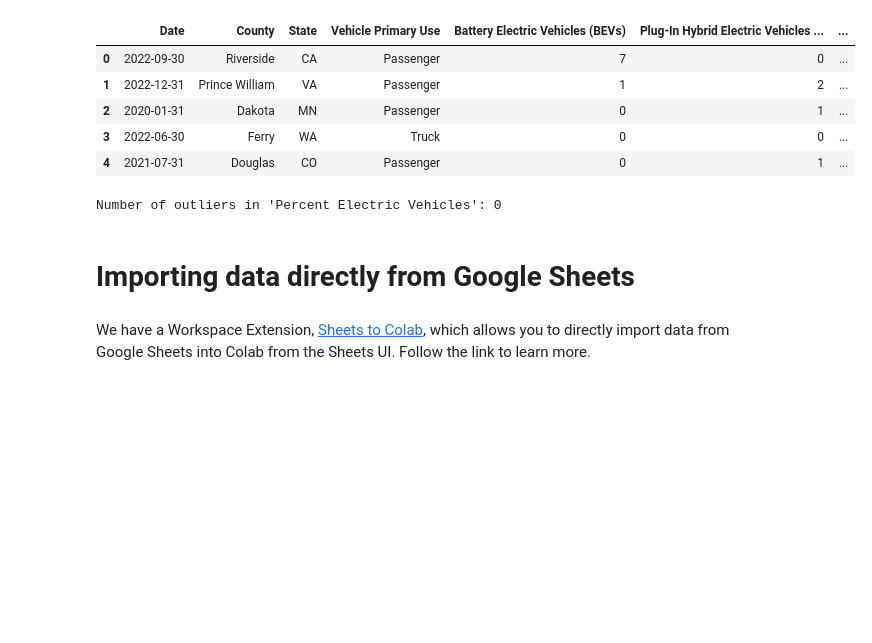
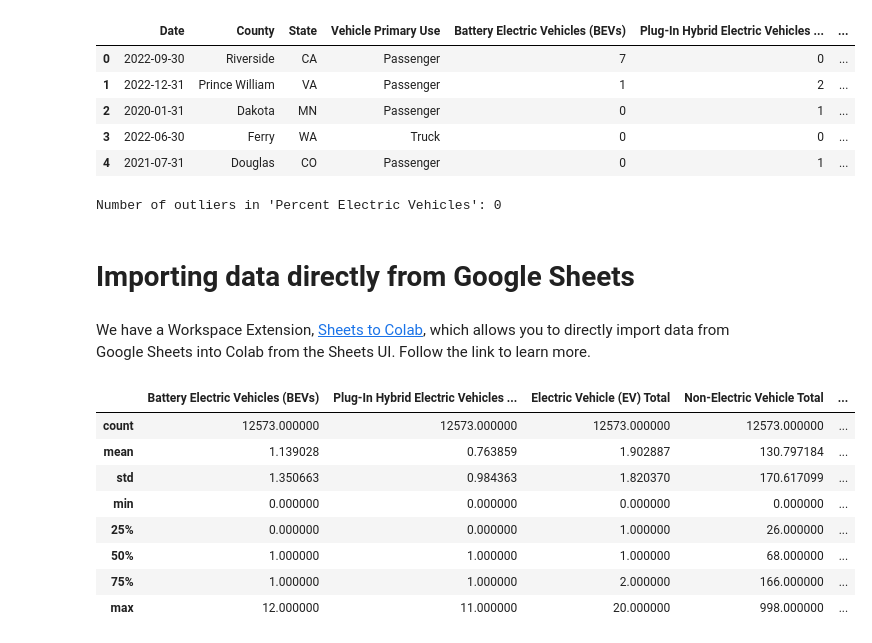
Before and after one commit to khusshii26/EV-charging-Demand, a Jupyter notebook: Snippets_Sheets.ipynb, the cells around one changed output. Cells and saved outputs as stored; diff of their text form; code cells hidden in the pictures; blank space fills up the shorter version.

```diff
--- a/Snippets_Sheets.ipynb
+++ b/Snippets_Sheets.ipynb
@@ -143,3 +143,27 @@ Number of outliers in 'Percent Electric Vehicles': 0
 # Importing data directly from Google Sheets
 # %% [markdown]
 We have a Workspace Extension, [Sheets to Colab](https://workspace.google.com/u/0/marketplace/app/sheets_to_colab/945625412720), which allows you to directly import data from Google Sheets into Colab from the Sheets UI. Follow the link to learn more.
+# %%
+cols_to_convert = [
+    'Battery Electric Vehicles (BEVs)',
+    'Plug-In Hybrid Electric Vehicles (PHEVs)',
+    'Electric Vehicle (EV) Total',
+    'Non-Electric Vehicle Total',
+    'Total Vehicles',
+    'Percent Electric Vehicles'
+]
+
+for col in cols_to_convert:
+    df[col] = pd.to_numeric(df[col], errors='coerce')
+
+df[cols_to_convert].describe()
+# %% [output]
+|  | Battery Electric Vehicles (BEVs) | Plug-In Hybrid Electric Vehicles ... | Electric Vehicle (EV) Total | Non-Electric Vehicle Total | ... |
+| count | 12573.000000 | 12573.000000 | 12573.000000 | 12573.000000 | ... |
+| mean | 1.139028 | 0.763859 | 1.902887 | 130.797184 | ... |
+| std | 1.350663 | 0.984363 | 1.820370 | 170.617099 | ... |
+| min | 0.000000 | 0.000000 | 0.000000 | 0.000000 | ... |
+| 25% | 0.000000 | 0.000000 | 1.000000 | 26.000000 | ... |
+| 50% | 1.000000 | 1.000000 | 1.000000 | 68.000000 | ... |
+| 75% | 1.000000 | 1.000000 | 2.000000 | 166.000000 | ... |
+| max | 12.000000 | 11.000000 | 20.000000 | 998.000000 | ... |
```
Also changed, not shown: parts of 1 cell of this notebook.
